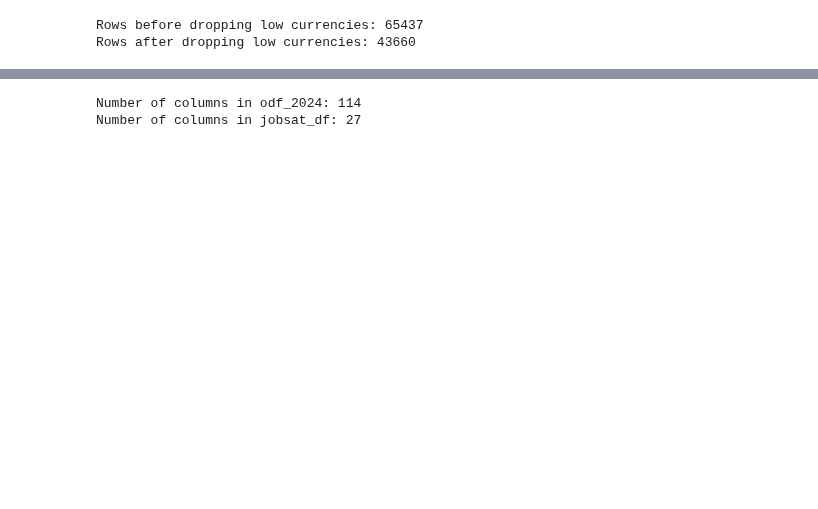
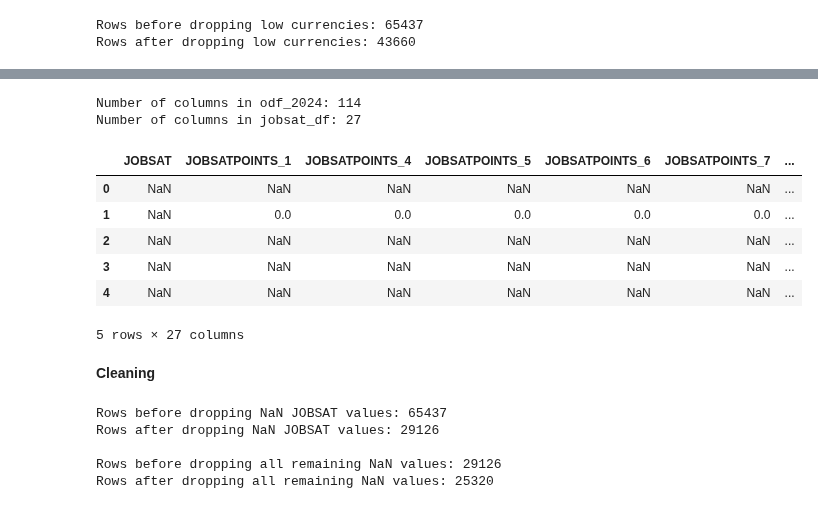
Before and after one commit to adni8025/Stack-Overflow-Developer-Survey-Data-Mining, a Jupyter notebook: restructuredFile.ipynb, the cells around one changed output, grey strips where cells are left out. Cells and saved outputs as stored; diff of their text form; code cells hidden in the pictures; blank space fills up the shorter version.

Commit message:
removed all NaN values from the jobsat_df

```diff
--- a/restructuredFile.ipynb
+++ b/restructuredFile.ipynb
@@ -186,31 +196,64 @@ jobsat_include_columns = [
     'JOBSATPOINTS_8', #designs and builds architecture and databases
     'JOBSATPOINTS_9', #expert that others rely on for tools/languages/processes
     'JOBSATPOINTS_10', #works with new or top-tier hardware
     'JOBSATPOINTS_11', #uses a well-supported internal network for easy observability
     'KNOWLEDGE_1', #interacts with people outside immediate team
     'KNOWLEDGE_2', #knowledge silos make it hard to share ideas across org
     'KNOWLEDGE_3', #can find up-to-date info to do job effectively
     'KNOWLEDGE_4', #quickly finds answers using current tools/resources
     'KNOWLEDGE_5', #knows which system/resource to use for questions
     'KNOWLEDGE_6', #often repeats answers to the same questions
     'KNOWLEDGE_7', #delays in getting answers interrupt workflow
     'KNOWLEDGE_8', #feels equipped to work across the company's code/platform
     'KNOWLEDGE_9', #has requested employer reimbursement for helpful tools
     'FREQUENCY_1', #frequency of needing help from people outside the team
     'FREQUENCY_2', #frequency of interacting with people outside the team
     'FREQUENCY_3', #frequency of encountering knowledge silos at work
     'YEARSCODE', #coding experience including education
     'WORKEXP', #total years of work experience
     'AISELECT', #uses AI: Yes, No but plan to, No and don't plan to
-    'FRUSTRATION', #challenges that cause most frustration
+    'FRUSTRATION', #challenges that cause most frustration (10 total)
     'REMOTEWORK', #work situation: Remote, in-person, remote
 ]
 
 #creates jobsat_df
 jobsat_df = odf_2024[jobsat_include_columns]
 
 #show changes
 print(f'Number of columns in jobsat_df: {jobsat_df.shape[1]}')
+jobsat_df.head()
 # %% [output]
 Number of columns in odf_2024: 114
 Number of columns in jobsat_df: 27
+|  | JOBSAT | JOBSATPOINTS_1 | JOBSATPOINTS_4 | JOBSATPOINTS_5 | JOBSATPOINTS_6 | JOBSATPOINTS_7 | ... |
+| 0 | NaN | NaN | NaN | NaN | NaN | NaN | ... |
+| 1 | NaN | 0.0 | 0.0 | 0.0 | 0.0 | 0.0 | ... |
+| 2 | NaN | NaN | NaN | NaN | NaN | NaN | ... |
+| 3 | NaN | NaN | NaN | NaN | NaN | NaN | ... |
+| 4 | NaN | NaN | NaN | NaN | NaN | NaN | ... |
+5 rows × 27 columns
+# %% [markdown]
+**Cleaning**
+# %%
+#drop all NaN values in JOBSAT column
+print(f'Rows before dropping NaN JOBSAT values: {jobsat_df.shape[0]}')
+jobsat_df = jobsat_df.dropna(subset=['JOBSAT'])
+print(f'Rows after dropping NaN JOBSAT values: {jobsat_df.shape[0]}\n')
+
+# #determines how many rows would be dropped if all NaN are dropped
+# determine_drop_all = jobsat_df.copy()
+# determine_drop_all = determine_drop_all.dropna()
+# #shows changes
+# print(f'Rows before dropping all NaN values: {jobsat_df.shape[0]}')
+# print(f'Rows after dropping all NaN values: {determine_drop_all.shape[0]}')
+
+#---only 13.1% data lost when all remaining NaNs dropped, so will just drop all remainingNaN---#
+print(f'Rows before dropping all remaining NaN values: {jobsat_df.shape[0]}')
+jobsat_df = jobsat_df.dropna()
+print(f'Rows after dropping all remaining NaN values: {jobsat_df.shape[0]}\n')
+# %% [output]
+Rows before dropping NaN JOBSAT values: 65437
+Rows after dropping NaN JOBSAT values: 29126
+
+Rows before dropping all remaining NaN values: 29126
+Rows after dropping all remaining NaN values: 25320
```
Also changed, not shown: parts of 3 cells of this notebook.
